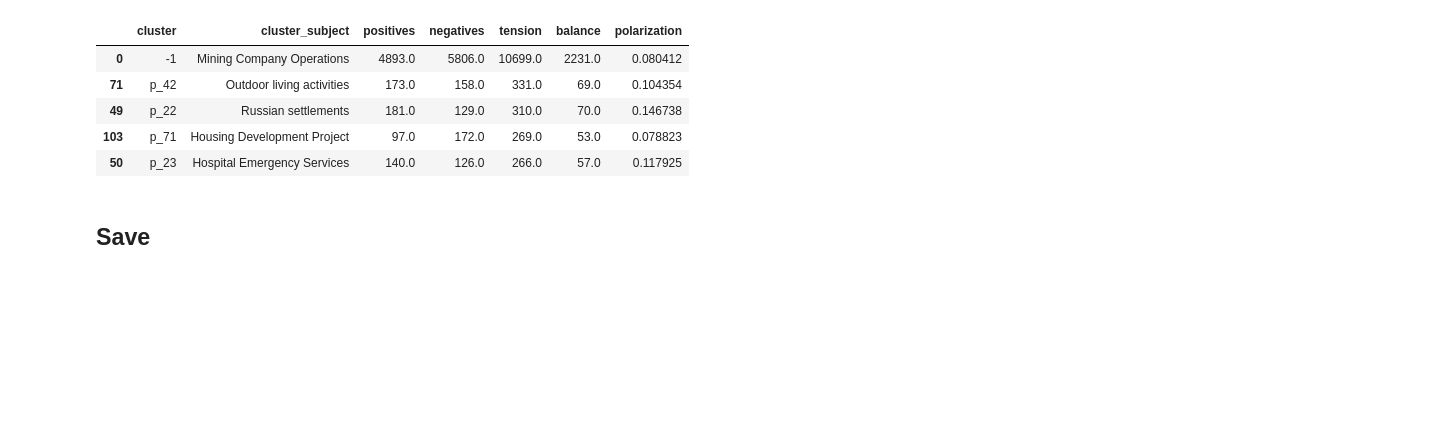
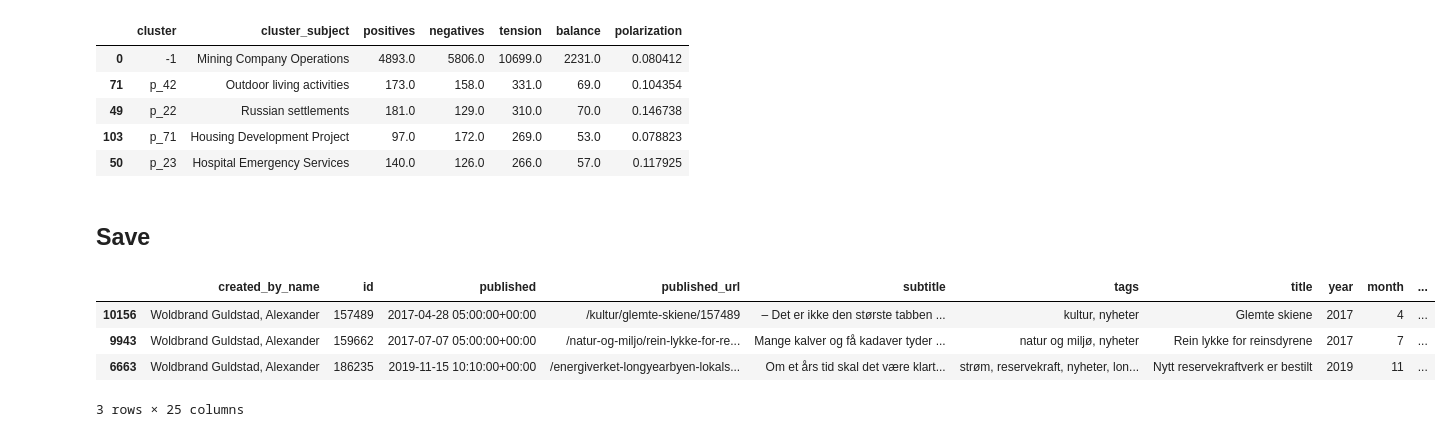
Before and after one commit to TinaRosado/dataviz_svalbardposten_weathermap, a Jupyter notebook: data/analysis.ipynb, the cells around one changed output. Cells and saved outputs as stored; diff of their text form; code cells hidden in the pictures; blank space fills up the shorter version.

```diff
--- a/data/analysis.ipynb
+++ b/data/analysis.ipynb
@@ -1118,9 +1120,15 @@ cluster_summary.head(5)
 # %%
 # Assuming df_merged and cluster_summary are the two datasets
 df_combined = df_merged.merge(cluster_summary, on="cluster", how="inner")
-df_combined = df_combined.drop(columns=["bodytext", "parsing", "lemmas"])
-df_combined = df_combined[df_combined['cluster'] != '-1'] # remove cluster -1
+df_combined = df_combined.drop(columns=["bodytext", "parsing", "lemmas", "clean_text", "is_norwegian"])     # drop columns
+df_combined = df_combined[df_combined['cluster'] != '-1']                                                   # remove cluster -1
 
 # Display the merged dataset
-df_combined.sample(1)
 df_combined.to_csv("../src/data/entities.csv", index=False)
+df_combined.sample(3)
+# %% [output]
+|  | created_by_name | id | published | published_url | subtitle | tags | title | year | month | ... |
+| 10156 | Woldbrand Guldstad, Alexander | 157489 | 2017-04-28 05:00:00+00:00 | /kultur/glemte-skiene/157489 | – Det er ikke den største tabben ... | kultur, nyheter | Glemte skiene | 2017 | 4 | ... |
+| 9943 | Woldbrand Guldstad, Alexander | 159662 | 2017-07-07 05:00:00+00:00 | /natur-og-miljo/rein-lykke-for-re... | Mange kalver og få kadaver tyder ... | natur og miljø, nyheter | Rein lykke for reinsdyrene | 2017 | 7 | ... |
+| 6663 | Woldbrand Guldstad, Alexander | 186235 | 2019-11-15 10:10:00+00:00 | /energiverket-longyearbyen-lokals... | Om et års tid skal det være klart... | strøm, reservekraft, nyheter, lon... | Nytt reservekraftverk er bestilt | 2019 | 11 | ... |
+3 rows × 25 columns
```
Also changed, not shown: parts of 3 cells of this notebook, 1 other file.
